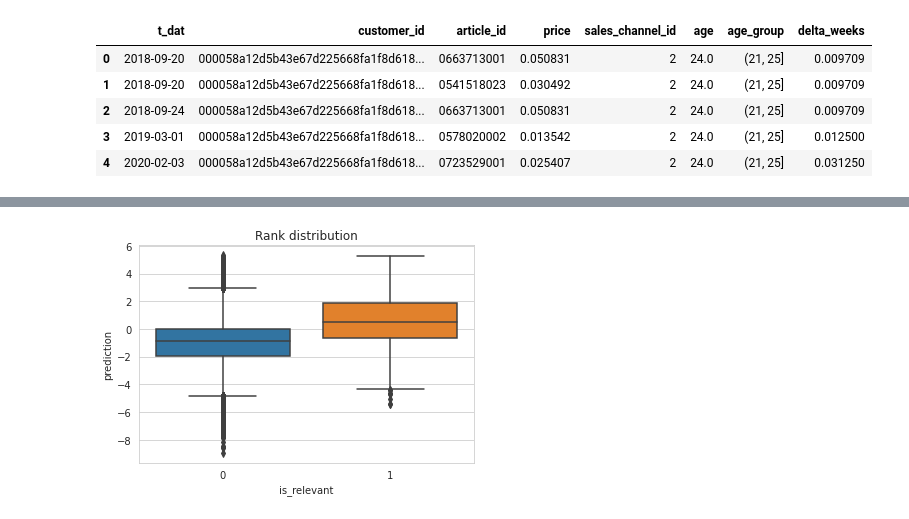
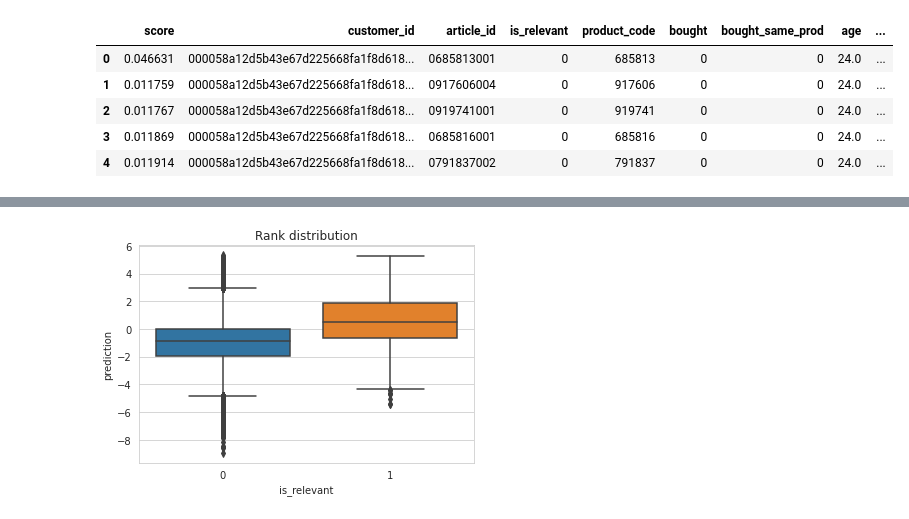
Before and after one commit to stameser/kaggle-hm, a Jupyter notebook: notebooks/catboost_ranker.ipynb, the cells around one changed output, grey strips where cells are left out. Drawn from its saved outputs; the diff is of its cells as text; code cells hidden in the pictures.

```diff
--- a/notebooks/catboost_ranker.ipynb
+++ b/notebooks/catboost_ranker.ipynb
@@ -106,12 +111,13 @@ candidates.head()
-# %%
-df.head()
-# %% [output]
-|  | t_dat | customer_id | article_id | price | sales_channel_id | age | age_group | delta_weeks |
-| 0 | 2018-09-20 | 000058a12d5b43e67d225668fa1f8d618... | 0663713001 | 0.050831 | 2 | 24.0 | (21, 25] | 0.009709 |
-| 1 | 2018-09-20 | 000058a12d5b43e67d225668fa1f8d618... | 0541518023 | 0.030492 | 2 | 24.0 | (21, 25] | 0.009709 |
-| 2 | 2018-09-24 | 000058a12d5b43e67d225668fa1f8d618... | 0663713001 | 0.050831 | 2 | 24.0 | (21, 25] | 0.009709 |
-| 3 | 2019-03-01 | 000058a12d5b43e67d225668fa1f8d618... | 0578020002 | 0.013542 | 2 | 24.0 | (21, 25] | 0.012500 |
-| 4 | 2020-02-03 | 000058a12d5b43e67d225668fa1f8d618... | 0723529001 | 0.025407 | 2 | 24.0 | (21, 25] | 0.031250 |
+# %%
+candidates = calc_features(candidates, train, c, items)
+candidates.head()
+# %% [output]
+|  | score | customer_id | article_id | is_relevant | product_code | bought | bought_same_prod | age | ... |
+| 0 | 0.046631 | 000058a12d5b43e67d225668fa1f8d618... | 0685813001 | 0 | 685813 | 0 | 0 | 24.0 | ... |
+| 1 | 0.011759 | 000058a12d5b43e67d225668fa1f8d618... | 0917606004 | 0 | 917606 | 0 | 0 | 24.0 | ... |
+| 2 | 0.011767 | 000058a12d5b43e67d225668fa1f8d618... | 0919741001 | 0 | 919741 | 0 | 0 | 24.0 | ... |
+| 3 | 0.011869 | 000058a12d5b43e67d225668fa1f8d618... | 0685816001 | 0 | 685816 | 0 | 0 | 24.0 | ... |
+| 4 | 0.011914 | 000058a12d5b43e67d225668fa1f8d618... | 0791837002 | 0 | 791837 | 0 | 0 | 24.0 | ... |
 # %%
 old_transactions = filter_data(df, from_date='2020-08-01', to_date='2020-08-31')
 item_stats = get_item_stats(old_transactions, '2020-09-08')
```
Also changed, not shown: parts of 12 cells of this notebook.
